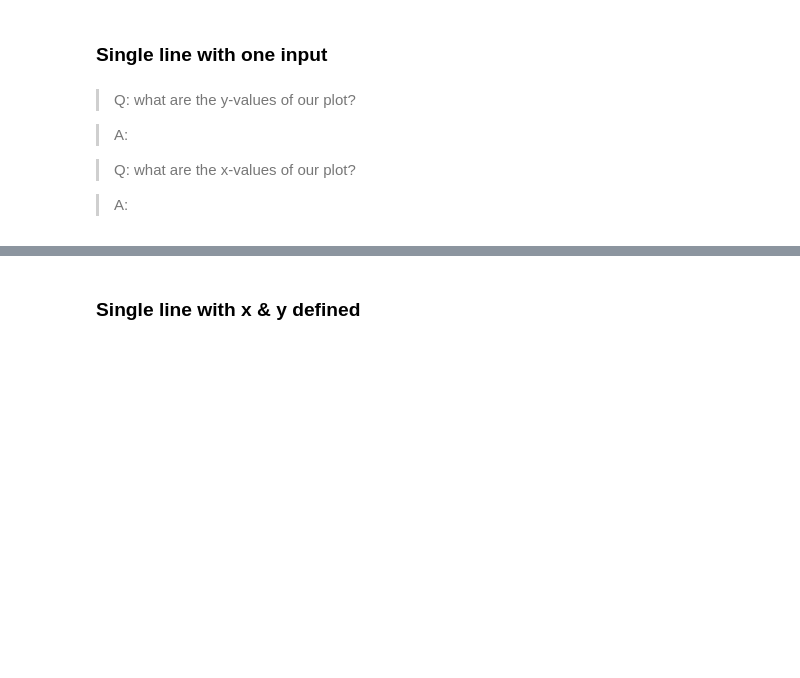
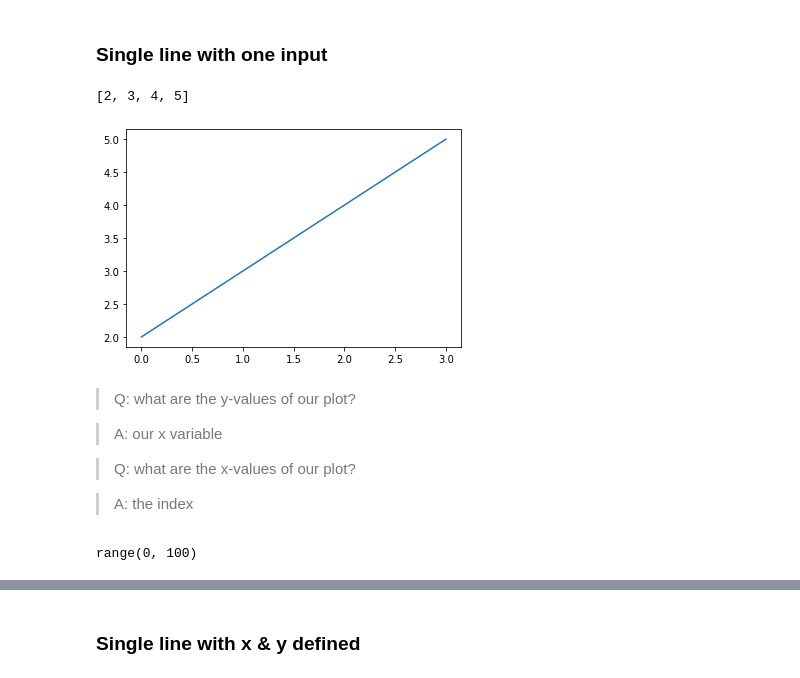
Before and after one commit to CodeupClassroom/pagel-data-science-libraries, a Jupyter notebook: matplotlib_lesson.ipynb, the cells around one changed output, grey strips where cells are left out. Cells and saved outputs as stored; diff of their text form; code cells hidden in the pictures; blank space fills up the shorter version.

```diff
--- a/matplotlib_lesson.ipynb
+++ b/matplotlib_lesson.ipynb
@@ -35,13 +37,24 @@ https://matplotlib.org/3.3.3/gallery/index.html
 ### Single line with one input
 # %%
 x = [2,3,4,5]
+x
+# %% [output]
+[2, 3, 4, 5]
+# %%
+plt.plot(x)
+plt.show()
+# %% [output]
+[figure, added]
 # %% [markdown]
 > Q: what are the y-values of our plot?
 
-> A:
+> A: our x variable
 
 > Q: what are the x-values of our plot?
 
-> A:
+> A: the index
 # %%
 x = range(100)
+x
+# %% [output]
+range(0, 100)
```
Also changed, not shown: parts of 52 cells of this notebook.
